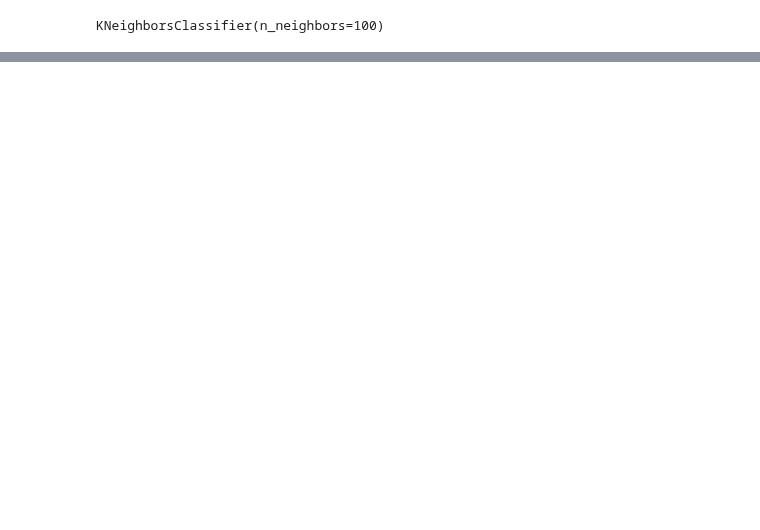
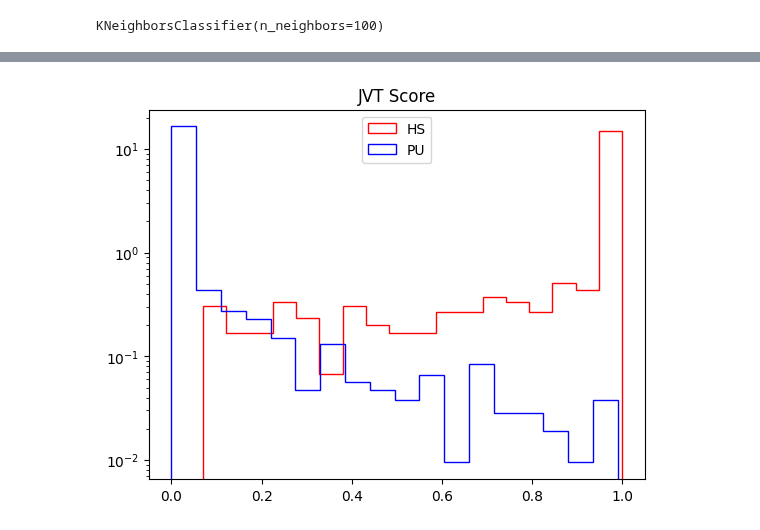
Before and after one commit to LukeV37/Pileup_Project, a Jupyter notebook: python/JVT_Benchmark.ipynb, the cells around one changed output, grey strips where cells are left out. Drawn from its saved outputs; the diff is of its cells as text; code cells hidden in the pictures; blank space fills up the shorter version.

```diff
--- a/python/JVT_Benchmark.ipynb
+++ b/python/JVT_Benchmark.ipynb
@@ -106,0 +124,12 @@ plt.show()
+# %%
+y_pred = kNN.predict(X_test)
+y_pred = kNN.predict_proba(X_test)
+
+plt.title("JVT Score")
+plt.hist(y_pred[:,1][y_test==1],bins=18,histtype='step',label='HS',density=True,color='r')
+plt.hist(y_pred[:,1][y_test==0],bins=18,histtype='step',label='PU',density=True,color='b')
+plt.legend(loc='upper center')
+plt.yscale('log')
+plt.show()
+# %% [output]
+[figure, new version]
```
Also changed, not shown: parts of 6 cells of this notebook.
